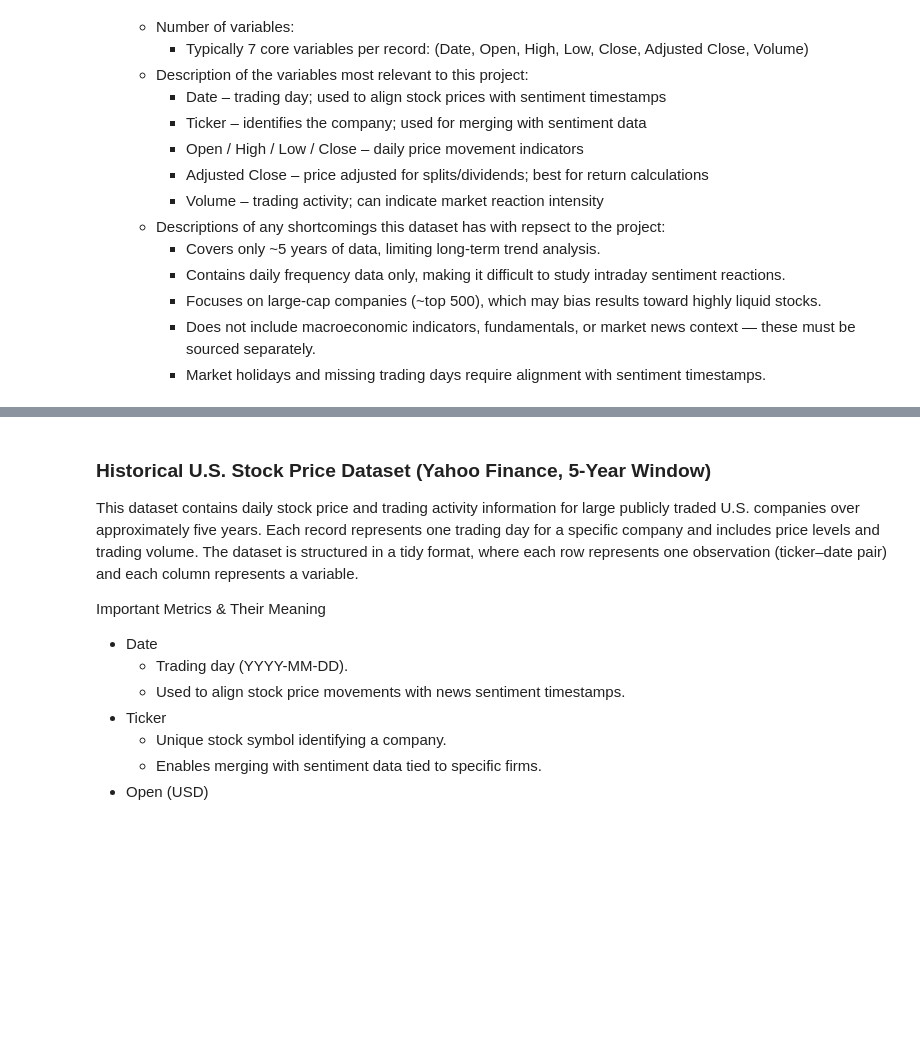
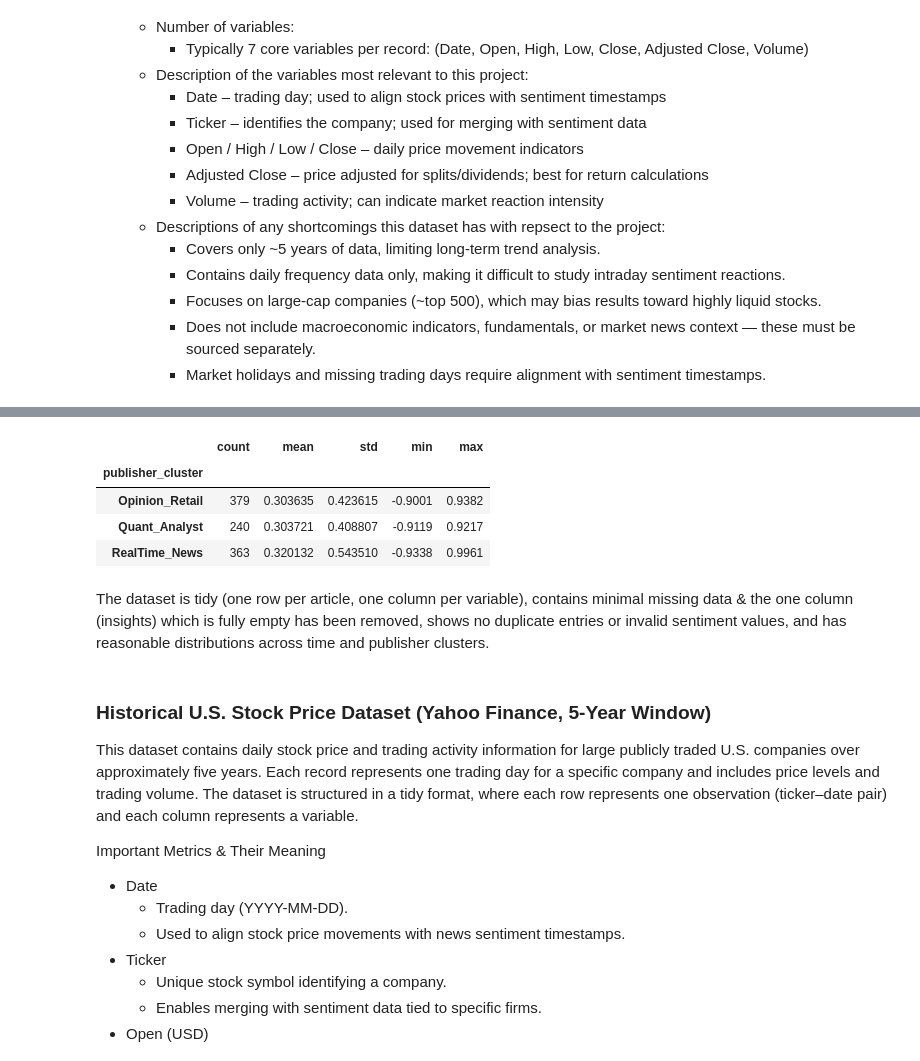
Before and after one commit to COGS108/Group137_WI26, a Jupyter notebook: 01-DataCheckpoint.ipynb, the cells around one changed output, grey strips where cells are left out. Saved outputs shown, nothing was run; the diff lists cells and outputs as text; code cells hidden in the pictures; blank space fills up the shorter version.

```diff
--- a/01-DataCheckpoint.ipynb
+++ b/01-DataCheckpoint.ipynb
@@ -141,3 +294,22 @@ Instructions:
+# %%
+# SAVE FINAL CLEANED COPY
+clean = df.copy()
+# drop the column insights because it is null, anyways. as shown in the missingness table above.
+if "insights" in clean.columns:
+    clean = clean.drop(columns=["insights"])
+
+OUT_PATH = "data/02-processed/stock_sentiment_1000_clustered_with_sentiment.json"
+clean.to_json(OUT_PATH, orient="records", indent=2, date_format="iso")
+
+clean.groupby("publisher_cluster")["sentiment_score"].agg(["count","mean","std","min","max"])
+# %% [output]
+|  | count | mean | std | min | max |
+| publisher_cluster |  |  |  |  |  |
+| Opinion_Retail | 379 | 0.303635 | 0.423615 | -0.9001 | 0.9382 |
+| Quant_Analyst | 240 | 0.303721 | 0.408807 | -0.9119 | 0.9217 |
+| RealTime_News | 363 | 0.320132 | 0.543510 | -0.9338 | 0.9961 |
+# %% [markdown]
+The dataset is tidy (one row per article, one column per variable), contains minimal missing data & the one column (insights) which is fully empty has been removed, shows no duplicate entries or invalid sentiment values, and has reasonable distributions across time and publisher clusters.
 # %% [markdown]
 ### Historical U.S. Stock Price Dataset (Yahoo Finance, 5-Year Window)
 
```
Also changed, not shown: parts of 13 cells of this notebook, 7 other files.
